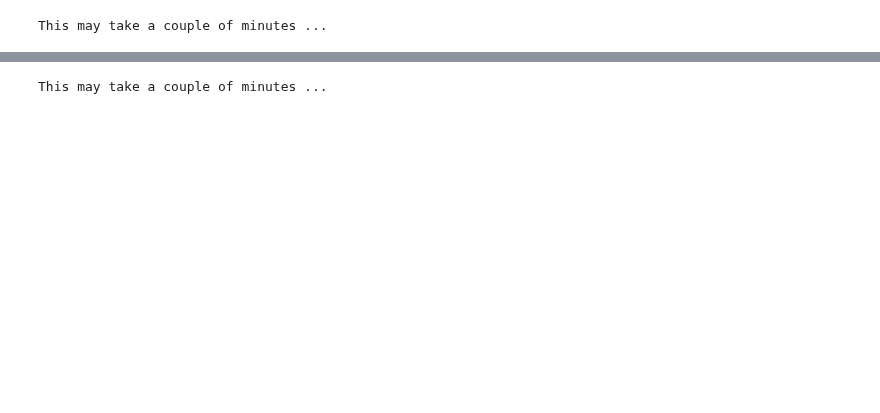
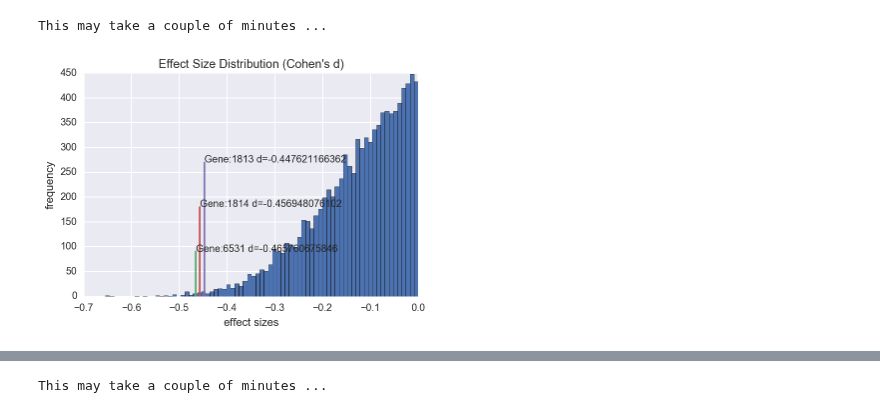
Before and after one commit to voytekresearch/nsaba, a Jupyter notebook: notebooks/testing/testing_analysis.ipynb, the cells around one changed output, grey strips where cells are left out. Saved outputs shown, nothing was run; the diff lists cells and outputs as text; code cells hidden in the pictures; blank space fills up the shorter version.

```diff
--- a/notebooks/testing/testing_analysis.ipynb
+++ b/notebooks/testing/testing_analysis.ipynb
@@ -62 +68,5 @@ This may take a couple of minutes ...
+# %%
+analy.cohen_d_distr(ttest_metr, genes_of_interest=eids)
+# %% [output]
+[figure, added]
 # %%
```
Also changed, not shown: parts of 13 cells of this notebook, 6 other files.
